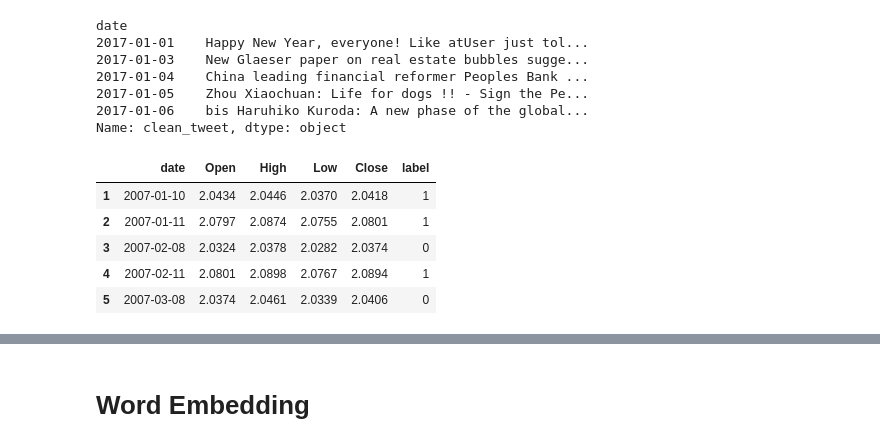
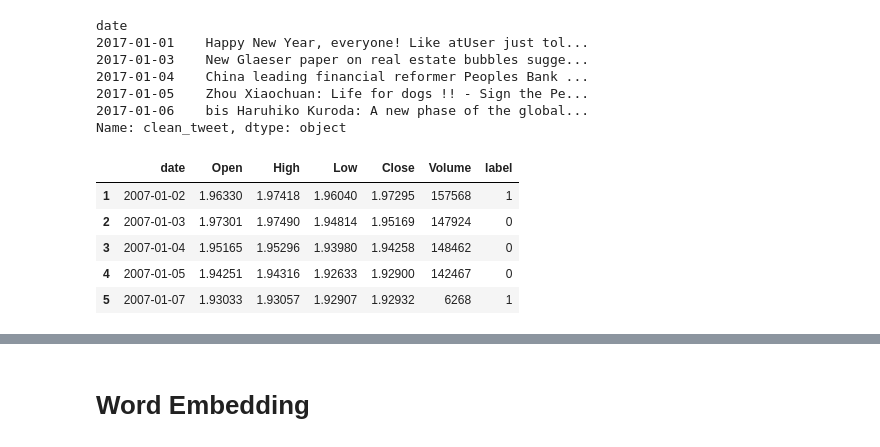
Before and after one commit to penguinwang96825/Made-with-ML-Incubator-Project, a Jupyter notebook: notebook/Non-aggregated CNN Model.ipynb, the cells around one changed output, grey strips where cells are left out. Saved outputs shown, nothing was run; the diff lists cells and outputs as text; code cells hidden in the pictures.

```diff
--- a/notebook/Non-aggregated CNN Model.ipynb
+++ b/notebook/Non-aggregated CNN Model.ipynb
@@ -51,23 +51,23 @@ date
 2017-01-06    bis Haruhiko Kuroda: A new phase of the global...
 Name: clean_tweet, dtype: object
 # %%
-fx = pd.read_csv("../data/Currency_Data_GBPUSD.csv", index_col=False)
-fx.columns = ["currecny", "date", "Open", "High", "Low", "Close"]
+fx = pd.read_csv("../data/GBPUSD1440.csv", header=None, sep="\t",
+                 names=["Time", "Open", "High", "Low", "Close", "Volume"])
+fx.columns = ["date", "Open", "High", "Low", "Close", "Volume"]
 fx["date"] = pd.to_datetime(fx["date"])
 fx.sort_values(by='date', inplace=True)
 fx.reset_index(drop=True, inplace=True)
 fx["label"] = fx["Close"].diff(periods=1)
 fx.dropna(inplace=True)
-fx.drop("currecny", axis=1, inplace=True)
 fx["label"] = fx["label"].map(lambda x: 1 if float(x)>=0 else 0)
 fx.head()
 # %% [output]
-|  | date | Open | High | Low | Close | label |
-| 1 | 2007-01-10 | 2.0434 | 2.0446 | 2.0370 | 2.0418 | 1 |
-| 2 | 2007-01-11 | 2.0797 | 2.0874 | 2.0755 | 2.0801 | 1 |
-| 3 | 2007-02-08 | 2.0324 | 2.0378 | 2.0282 | 2.0374 | 0 |
-| 4 | 2007-02-11 | 2.0801 | 2.0898 | 2.0767 | 2.0894 | 1 |
-| 5 | 2007-03-08 | 2.0374 | 2.0461 | 2.0339 | 2.0406 | 0 |
+|  | date | Open | High | Low | Close | Volume | label |
+| 1 | 2007-01-02 | 1.96330 | 1.97418 | 1.96040 | 1.97295 | 157568 | 1 |
+| 2 | 2007-01-03 | 1.97301 | 1.97490 | 1.94814 | 1.95169 | 147924 | 0 |
+| 3 | 2007-01-04 | 1.95165 | 1.95296 | 1.93980 | 1.94258 | 148462 | 0 |
+| 4 | 2007-01-05 | 1.94251 | 1.94316 | 1.92633 | 1.92900 | 142467 | 0 |
+| 5 | 2007-01-07 | 1.93033 | 1.93057 | 1.92907 | 1.92932 | 6268 | 1 |
 # %%
 tweet_and_fx = pd.merge(df, fx, on=["date"])
 tweet_and_fx.set_index('date', inplace=True)
```
Also changed, not shown: parts of 9 cells of this notebook, 53 other files.
